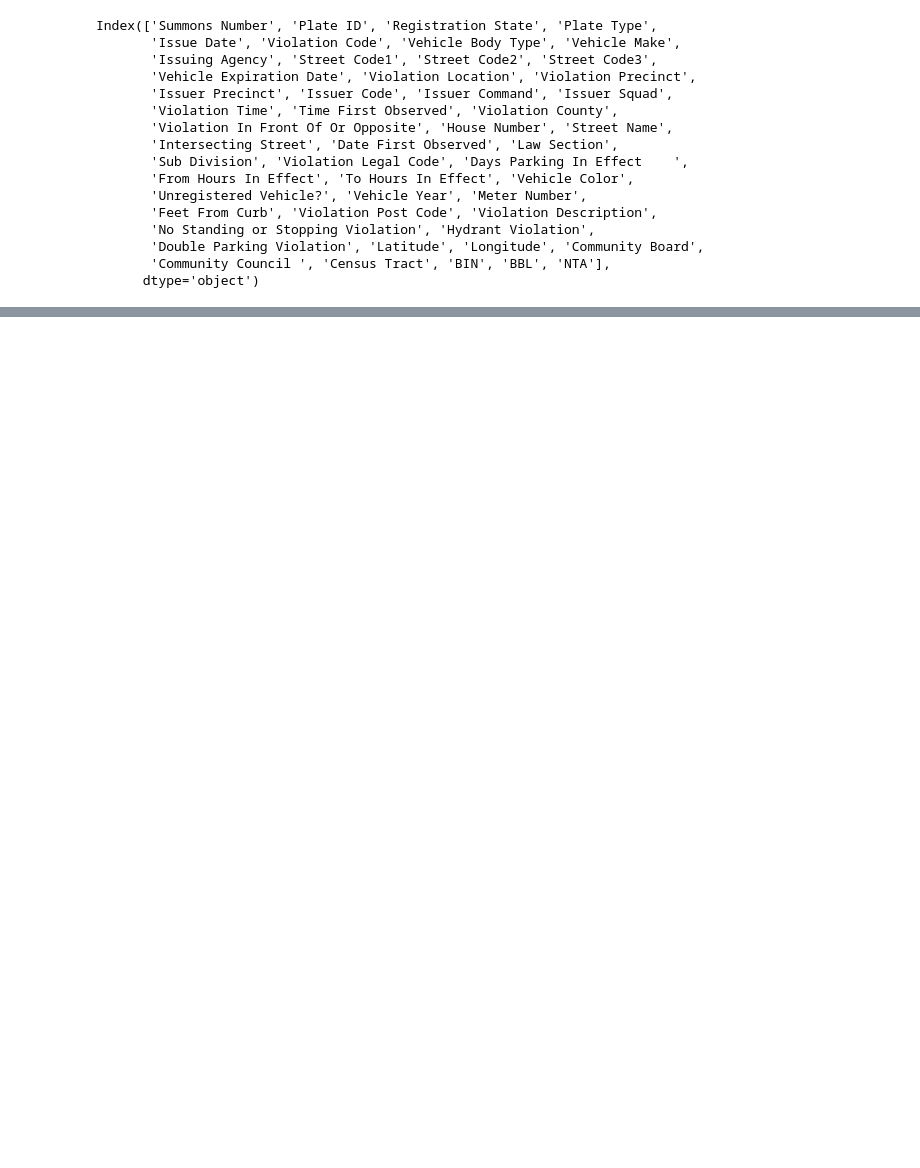
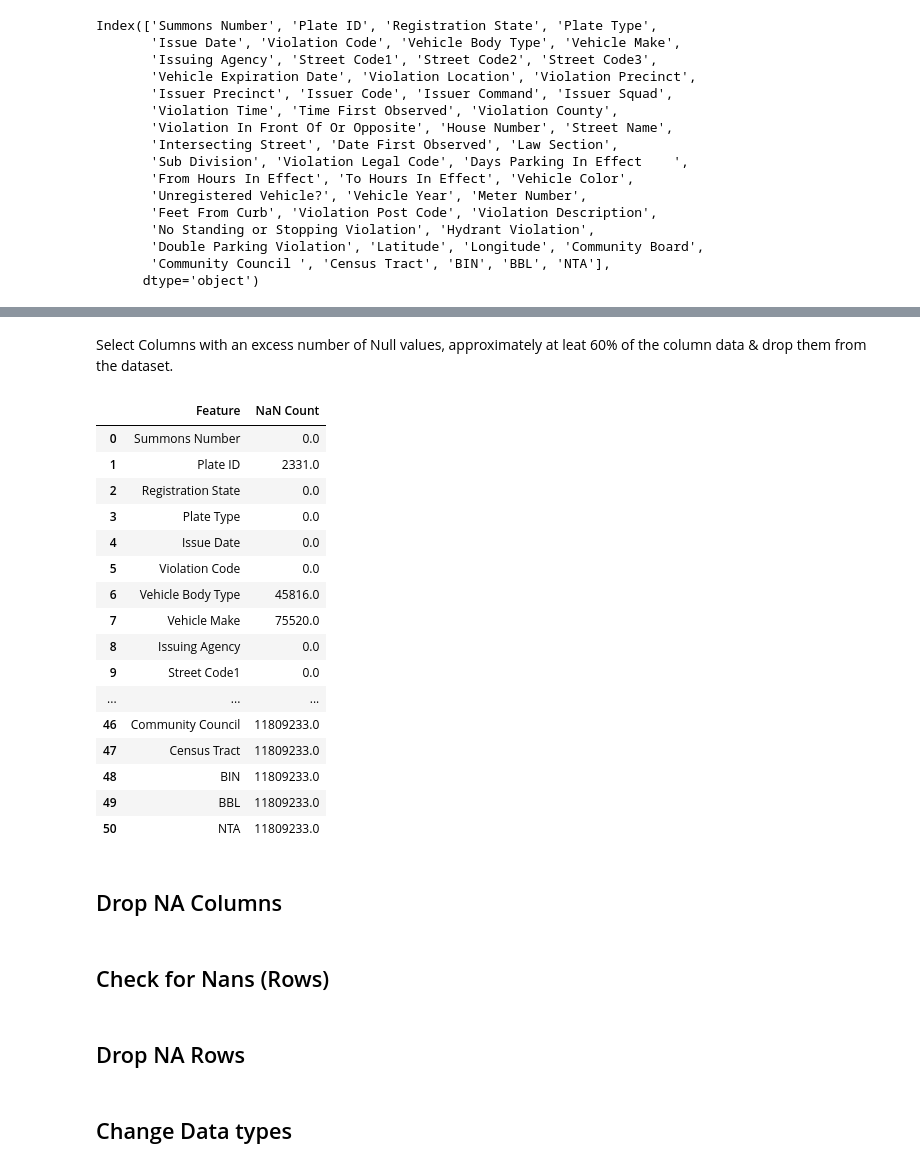
Before and after one commit to teddywaweru/DataGlacier, a Jupyter notebook: Week6_FileIngestion_SchemaValidation/ingestion_validation.ipynb, the cells around one changed output, grey strips where cells are left out. Cells and saved outputs as stored; diff of their text form; code cells hidden in the pictures; blank space fills up the shorter version.

```diff
--- a/Week6_FileIngestion_SchemaValidation/ingestion_validation.ipynb
+++ b/Week6_FileIngestion_SchemaValidation/ingestion_validation.ipynb
@@ -81,3 +90,34 @@ nan_values_test.result()
+# %% [markdown]
+Select Columns with an excess number of Null values, approximately at leat 60% of the column data & drop them from the dataset.
+# %%
+# count_nan_values Results
+count_nan_values.result()
+# %% [output]
+|  | Feature | NaN Count |
+| 0 | Summons Number | 0.0 |
+| 1 | Plate ID | 2331.0 |
+| 2 | Registration State | 0.0 |
+| 3 | Plate Type | 0.0 |
+| 4 | Issue Date | 0.0 |
+| 5 | Violation Code | 0.0 |
+| 6 | Vehicle Body Type | 45816.0 |
+| 7 | Vehicle Make | 75520.0 |
+| 8 | Issuing Agency | 0.0 |
+| 9 | Street Code1 | 0.0 |
+| ... | ... | ... |
+| 46 | Community Council | 11809233.0 |
+| 47 | Census Tract | 11809233.0 |
+| 48 | BIN | 11809233.0 |
+| 49 | BBL | 11809233.0 |
+| 50 | NTA | 11809233.0 |
+# %% [markdown]
+## Drop NA Columns
+# %% [markdown]
+## Check for Nans (Rows)
+# %% [markdown]
+## Drop NA Rows
+# %% [markdown]
+## Change Data types
 # %%
 # client = Client()
 # d_test = dd.compute(park_df['Plate ID'])
```
Also changed, not shown: parts of 6 cells of this notebook.
